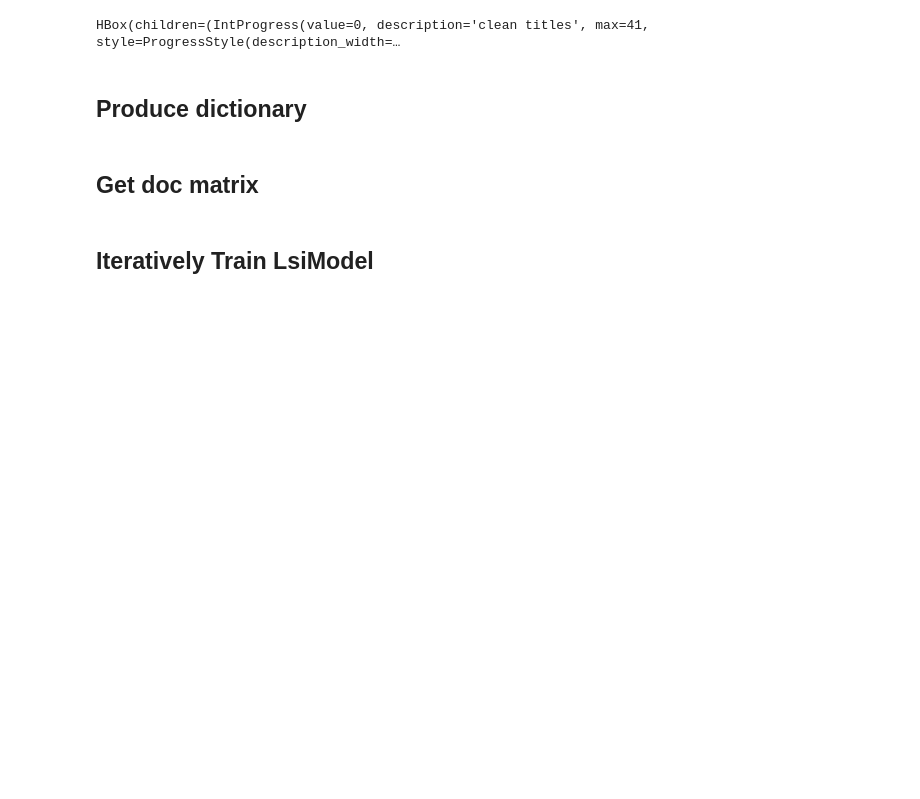
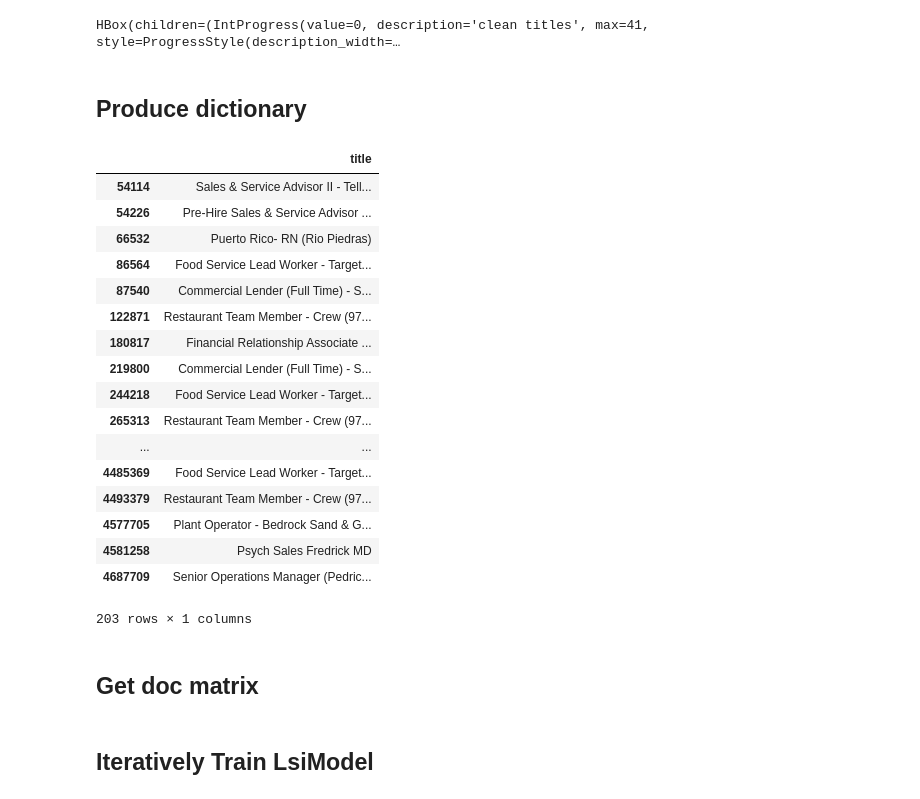
Before and after one commit to gkchen/Capstone_Project, a Jupyter notebook: cache_jobs.ipynb, the cells around one changed output. Saved outputs shown, nothing was run; the diff lists cells and outputs as text; code cells hidden in the pictures; blank space fills up the shorter version.

```diff
--- a/cache_jobs.ipynb
+++ b/cache_jobs.ipynb
@@ -254,8 +253,10 @@ class TextPreProcess(base.BaseEstimator, base.TransformerMixin):
 # %%
 folder = 'raw_cache'
 files = [os.path.join(folder, file) for file in os.listdir(folder) if file.endswith('.feather')]
+ignore = pd.read_feather('other_data/ignore.feather')
+ignore_dict = ignore.set_index('regex').to_dict()['sub']
 
-tpp = TextPreProcess(ignore)
+tpp = TextPreProcess(ignore_dict)
 
 i = 0
 for file in tqdm(files, desc='clean titles'):
@@ -293,6 +294,32 @@ with open('transforms/dictionary.pkd', 'wb') as file:
 # %%
 with open('transforms/dictionary.pkd', 'rb') as file:
     dictionary = dill.load(file)
+# %%
+folder = 'raw_cache'
+files = [os.path.join(folder, file) for file in os.listdir(folder) if file.endswith('.feather')]
+
+df = pd.read_feather(files[0], columns=['title'])
+# %%
+df[df['title'].apply(lambda x: 'edr' in x)]
+# %% [output]
+|  | title |
+| 54114 | Sales & Service Advisor II - Tell... |
+| 54226 | Pre-Hire Sales & Service Advisor ... |
+| 66532 | Puerto Rico- RN (Rio Piedras) |
+| 86564 | Food Service Lead Worker - Target... |
+| 87540 | Commercial Lender (Full Time) - S... |
+| 122871 | Restaurant Team Member - Crew (97... |
+| 180817 | Financial Relationship Associate ... |
+| 219800 | Commercial Lender (Full Time) - S... |
+| 244218 | Food Service Lead Worker - Target... |
+| 265313 | Restaurant Team Member - Crew (97... |
+| ... | ... |
+| 4485369 | Food Service Lead Worker - Target... |
+| 4493379 | Restaurant Team Member - Crew (97... |
+| 4577705 | Plant Operator - Bedrock Sand & G... |
+| 4581258 | Psych Sales Fredrick MD |
+| 4687709 | Senior Operations Manager (Pedric... |
+203 rows × 1 columns
 # %% [markdown]
 ## Get doc matrix
 # %%
```
Also changed, not shown: parts of 1 cell of this notebook, 54 other files.
